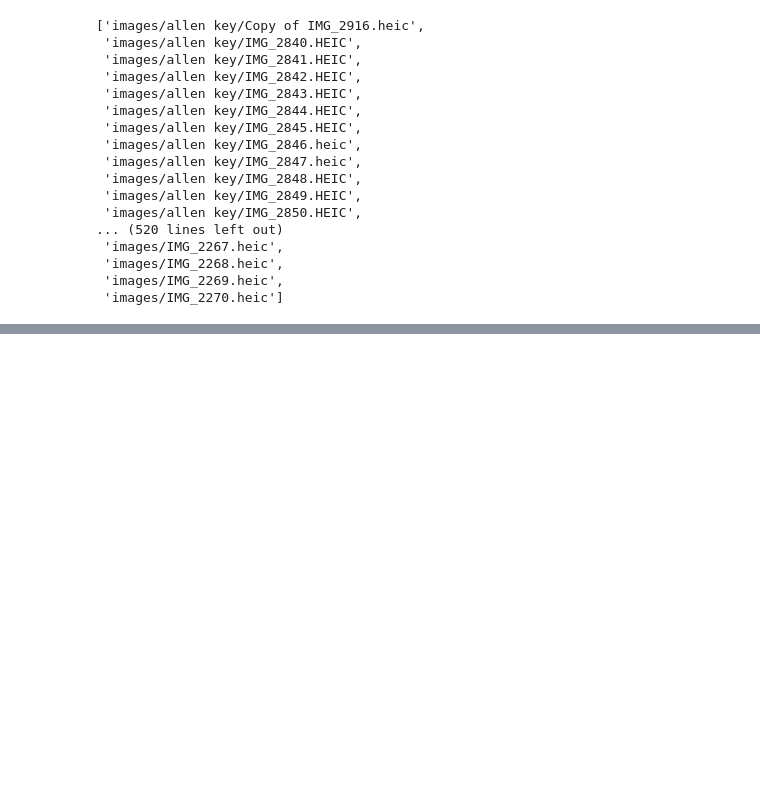
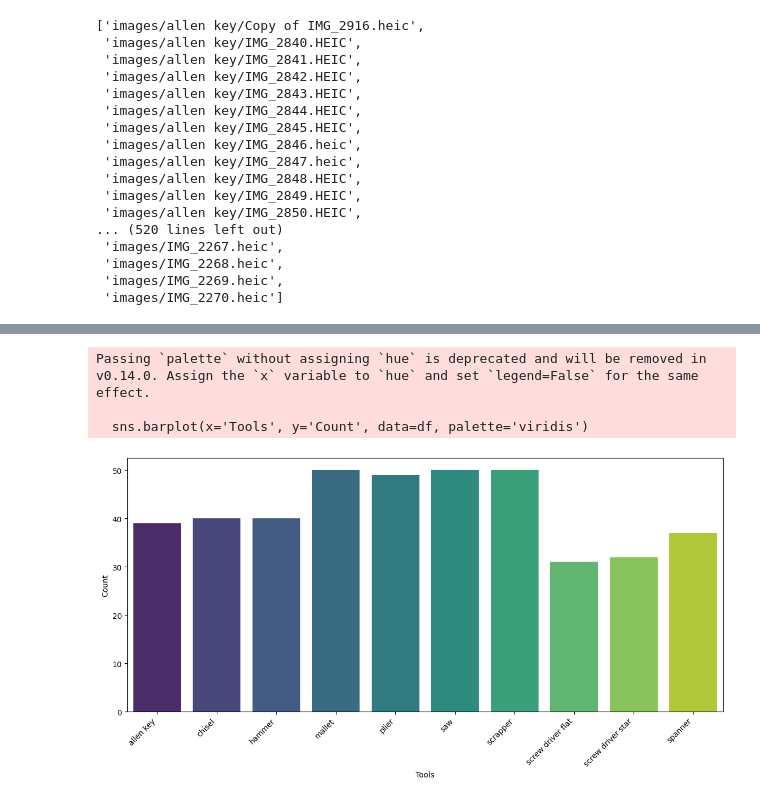
Before and after one commit to Joshuajee/AI-ML-PROJECTS, a Jupyter notebook: deeplearning/image classification/Download & process.ipynb, the cells around one changed output, grey strips where cells are left out. Drawn from its saved outputs; the diff is of its cells as text; code cells hidden in the pictures; blank space fills up the shorter version.

```diff
--- a/deeplearning/image classification/Download & process.ipynb
+++ b/deeplearning/image classification/Download & process.ipynb
@@ -54,11 +78,6 @@ def get_image_list(current_class):
     directory_path = './images/' + current_class
     all_entries = os.listdir(directory_path)
     return [entry for entry in all_entries if entry.lower().endswith(".heic")]
-# %%
-def get_image_list(current_class):
-    directory_path = './images/' + current_class
-    all_entries = os.listdir(directory_path)
-    return [entry for entry in all_entries if entry.lower().endswith(".heic")]
 # %%
 classes = [
     "allen key", "chisel", "hammer", "mallet", "plier", "saw", "scrapper", "screw driver flat", "screw driver star", "spanner"
@@ -68,6 +87,9 @@ classes = [
 # train 60
 # validation 20
 # test 20
+
+# Store the total images in a mapping
+distribution = {}
 try:
     os.mkdir(f"./data")
     os.mkdir(f"./data/train/")
@@ -87,6 +109,7 @@ for class_ in classes:
     total_images = len(images)
     train_total = total_images * 6 // 10
     val_total = (total_images - train_total) * 5 // 10
+    distribution[class_] = total_images
     for i, image in enumerate(images):
         if train_total > 0: # fill training first
             data_group = "train"
@@ -120 +143,19 @@ Successfully converted and saved to ./data/test/spanner/IMG_3015.jpg with qualit
 Percentage: 100.0 %
+# %%
+# Create a dataframe to plot the distribution
+
+
+df = pd.DataFrame.from_dict(distribution, orient='index', columns=['Count'])
+df.reset_index(inplace=True)
+df.rename(columns={'index': 'Tools'}, inplace=True)
+
+# Make a barplot
+plt.figure(figsize=(14,6))
+sns.barplot(x='Tools', y='Count', data=df, palette='viridis')
+plt.xticks(rotation=45, ha='right')
+plt.show()
+# %% [output]
+Passing `palette` without assigning `hue` is deprecated and will be removed in v0.14.0. Assign the `x` variable to `hue` and set `legend=False` for the same effect.
+
+  sns.barplot(x='Tools', y='Count', data=df, palette='viridis')
+[figure, added]
```
Also changed, not shown: parts of 4 cells of this notebook.
